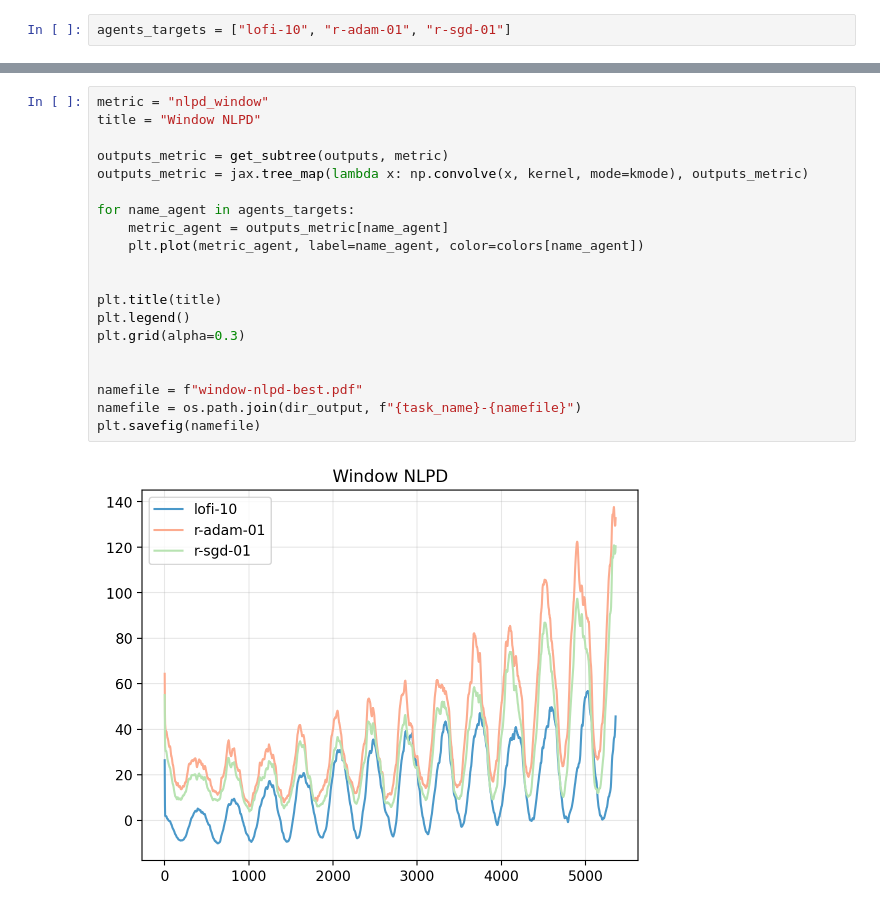
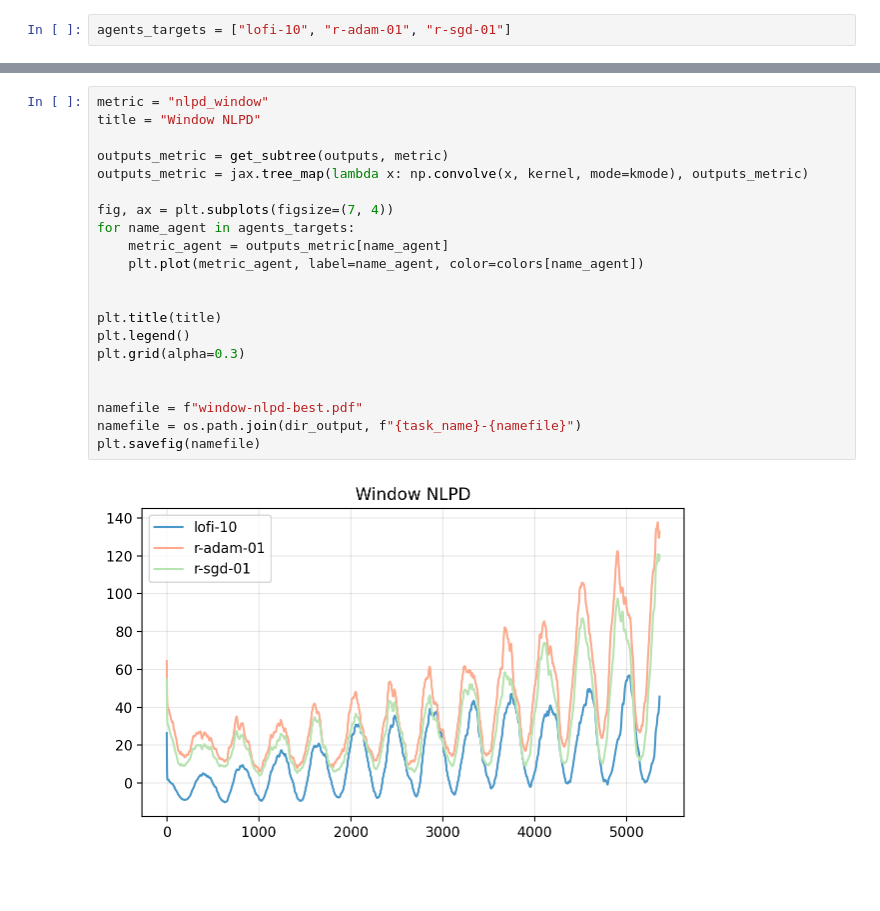
Before and after one commit to probml/rebayes, a Jupyter notebook: demos/collas/regression/rotating-mnist-gradual.ipynb, the cells around one changed output, grey strips where cells are left out. Drawn from its saved outputs; the diff is of its cells as text; blank space fills up the shorter version.

```diff
--- a/demos/collas/regression/rotating-mnist-gradual.ipynb
+++ b/demos/collas/regression/rotating-mnist-gradual.ipynb
@@ -226,22 +229,23 @@ plt.savefig(namefile)
 # %%
 metric = "nlpd_window"
 title = "Window NLPD"
 
 outputs_metric = get_subtree(outputs, metric)
 outputs_metric = jax.tree_map(lambda x: np.convolve(x, kernel, mode=kmode), outputs_metric)
 
+fig, ax = plt.subplots(figsize=(7, 4))
 for name_agent in agents_targets:
     metric_agent = outputs_metric[name_agent]
     plt.plot(metric_agent, label=name_agent, color=colors[name_agent])
 
 
 plt.title(title)
 plt.legend()
 plt.grid(alpha=0.3)
 
 
 namefile = f"window-nlpd-best.pdf"
 namefile = os.path.join(dir_output, f"{task_name}-{namefile}")
 plt.savefig(namefile)
 # %% [output]
-[figure, old version]
+[figure, new version]
```
Also changed, not shown: parts of 3 cells of this notebook.
